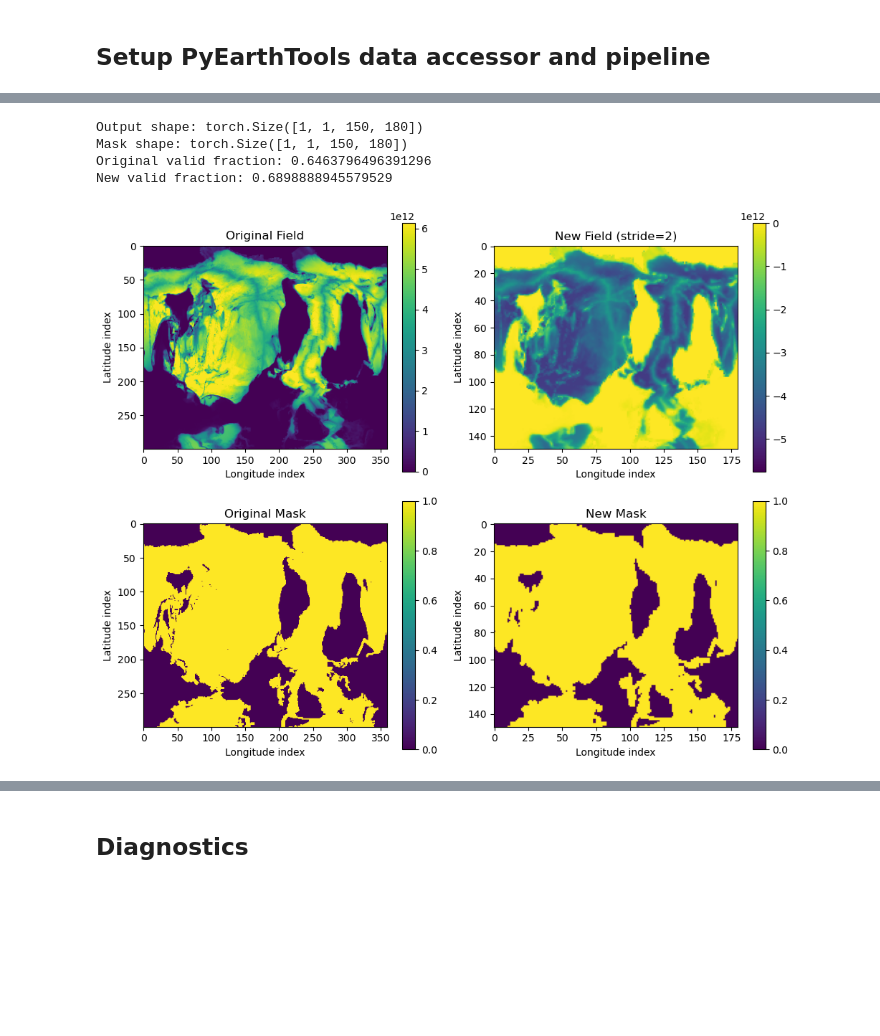
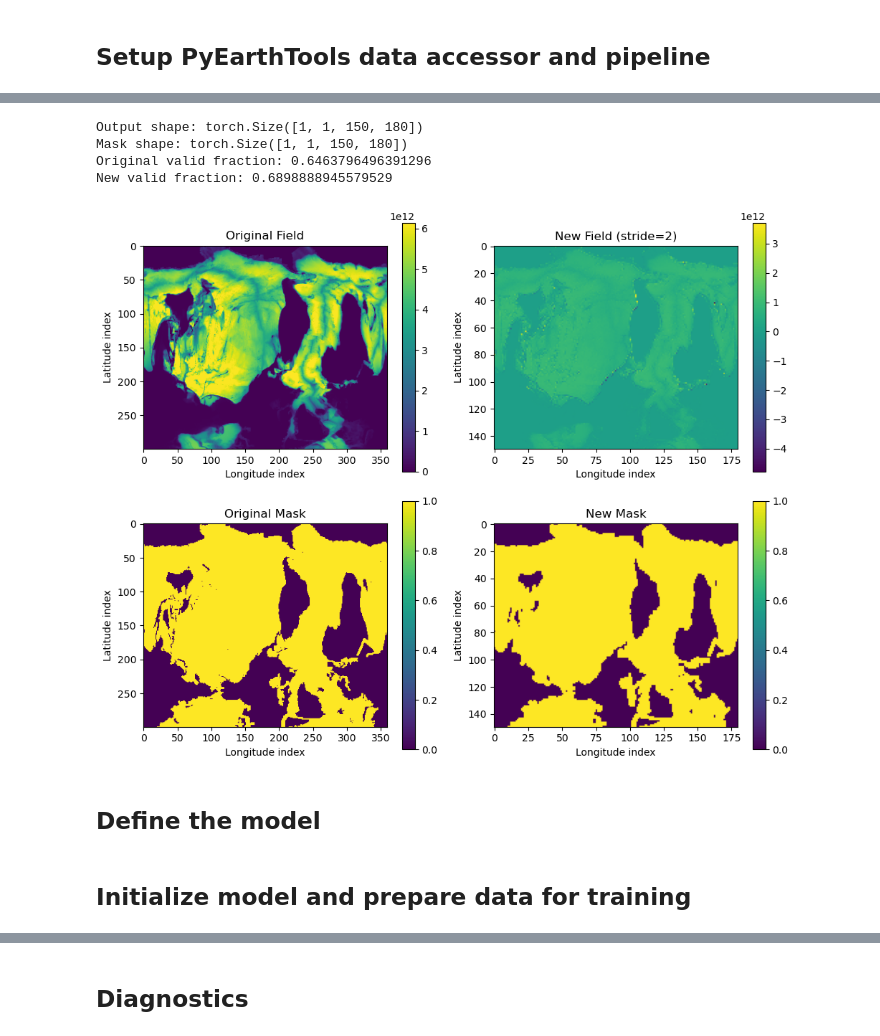
Before and after one commit to PaulSpence/OM2-emulator, a Jupyter notebook: notebooks/AutoEncoder_om2_withPConv.ipynb, the cells around one changed output, grey strips where cells are left out. Cells and saved outputs as stored; diff of their text form; code cells hidden in the pictures; blank space fills up the shorter version.

```diff
--- a/notebooks/AutoEncoder_om2_withPConv.ipynb
+++ b/notebooks/AutoEncoder_om2_withPConv.ipynb
@@ -66,3 +71,6 @@ full = petpipe.Pipeline(
 ipipe = iter(full)  # Make an iterator to walk the time period
 full.exceptions_to_ignore
 n = next(ipipe)
+
+# Compute land-sea mask from a single sample of the full pipeline:
+mask = xr.where(n[0,0,:,:] == 0.,0,1)
@@ -248,75 +94,49 @@ mask_xr = xr.where(np.isnan(merged_sample.total_surface_heat_flx.isel(time=0,dro
 # %%
 # Test Partial Convolution:
-# remove time dimension
-data_np = merged_sample.ocean_heat_content_2d.isel(time=0).values
-mask_np = mask_xr.values
-
 # convert to tensors
-x = torch.tensor(data_np, dtype=torch.float32)
-mask = torch.tensor(mask_np, dtype=torch.float32)
-
-# add batch + channel dimensions
+field = n[0,0,:,:]  # Take the first variable (OHC) for the first time step
+x = torch.tensor(field, dtype=torch.float32)
+mask_t = torch.tensor(mask, dtype=torch.float32)
 x = x.unsqueeze(0).unsqueeze(0)
-mask = mask.unsqueeze(0).unsqueeze(0)
+mask_t = mask_t.unsqueeze(0).unsqueeze(0)
 
 # Do an example convolution:
 layer = PartialConv2d(in_ch=1,out_ch=1,kernel_size=3,stride=2,padding=1)
+out, new_mask = layer(x, mask_t)
 
-out, new_mask = layer(x, mask)
-
+print("Input shape:", x.shape)
+print("Input Mask shape:", mask_t.shape)
 print("Output shape:", out.shape)
-print("Mask shape:", new_mask.shape)
-
-out_np = out.detach().squeeze().numpy()
-mask_np2 = new_mask.detach().squeeze().numpy()
-
+print("New Mask shape:", new_mask.shape)
 
 # Convert tensors → numpy
-orig_field = x.detach().squeeze().numpy()
-orig_mask  = mask.detach().squeeze().numpy()
-
 new_field = out.detach().squeeze().numpy()
 new_mask  = new_mask.detach().squeeze().numpy()
 
 # Fractions covered by ocean:
-print("Original valid fraction:", orig_mask.mean().item())
+print("Original valid fraction:", mask.mean().item())
 print("New valid fraction:", new_mask.mean().item())
 
 # Plot the results:
 fig, axes = plt.subplots(2, 2, figsize=(10, 8))
-
-# Original field
-im0 = axes[0,0].imshow(orig_field)
+im0 = axes[0,0].pcolormesh(field)
 axes[0,0].set_title("Original Field")
-plt.colorbar(im0, ax=axes[0,0])
-
-# Original mask
-im1 = axes[1,0].imshow(orig_mask)
+im1 = axes[1,0].pcolormesh(mask)
 axes[1,0].set_title("Original Mask")
-plt.colorbar(im1, ax=axes[1,0])
-
-# New field
-im2 = axes[0,1].imshow(new_field)
+im2 = axes[0,1].pcolormesh(new_field)
 axes[0,1].set_title("New Field (stride=2)")
-plt.colorbar(im2, ax=axes[0,1])
-
-# New mask
-im3 = axes[1,1].imshow(new_mask)
+im3 = axes[1,1].pcolormesh(new_mask)
 axes[1,1].set_title("New Mask")
-plt.colorbar(im3, ax=axes[1,1])
-
-for ax in axes.flat:
-    ax.set_xlabel("Longitude index")
-    ax.set_ylabel("Latitude index")
-
 plt.tight_layout()
 plt.show()
 # %% [output]
 Output shape: torch.Size([1, 1, 150, 180])
 Mask shape: torch.Size([1, 1, 150, 180])
 Original valid fraction: 0.6463796496391296
 New valid fraction: 0.6898888945579529
-[figure, old version]
+[figure, new version]
+# %% [markdown]
+## Define the model
 # %%
 class AutoEncoder(nn.Module):
 
@@ -383,6 +203,8 @@ class AutoEncoder(nn.Module):
         reconstructed = self.sigmoid(x)
 
         return reconstructed
+# %% [markdown]
+## Initialize model and prepare data for training
 # %%
 # Initialize model and move to device
 model = AutoEncoder(input_channel_count=n.shape[1], output_channel_count=n.shape[1]).to(device)
```
Also changed, not shown: parts of 11 cells of this notebook, 1 other file.
